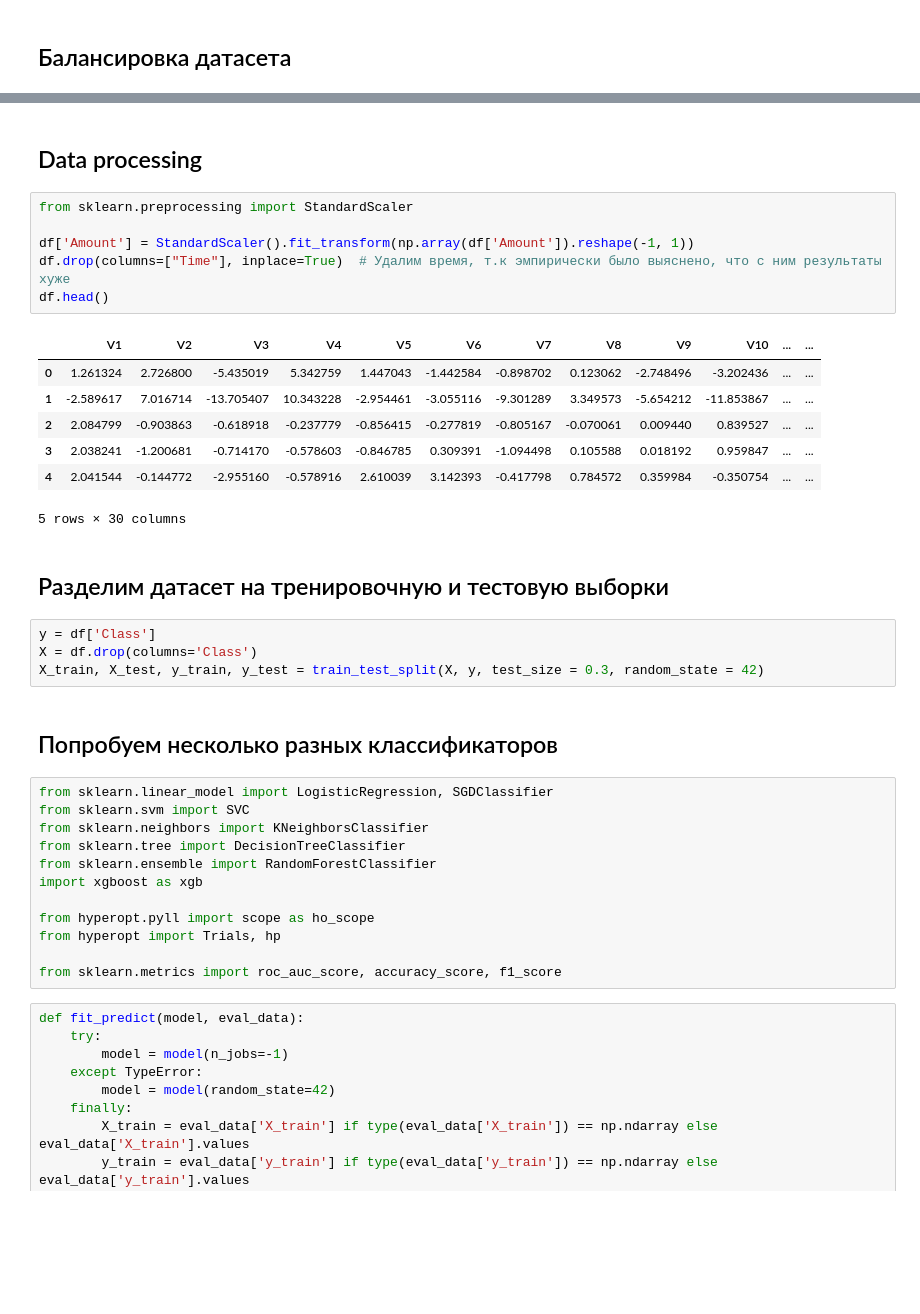
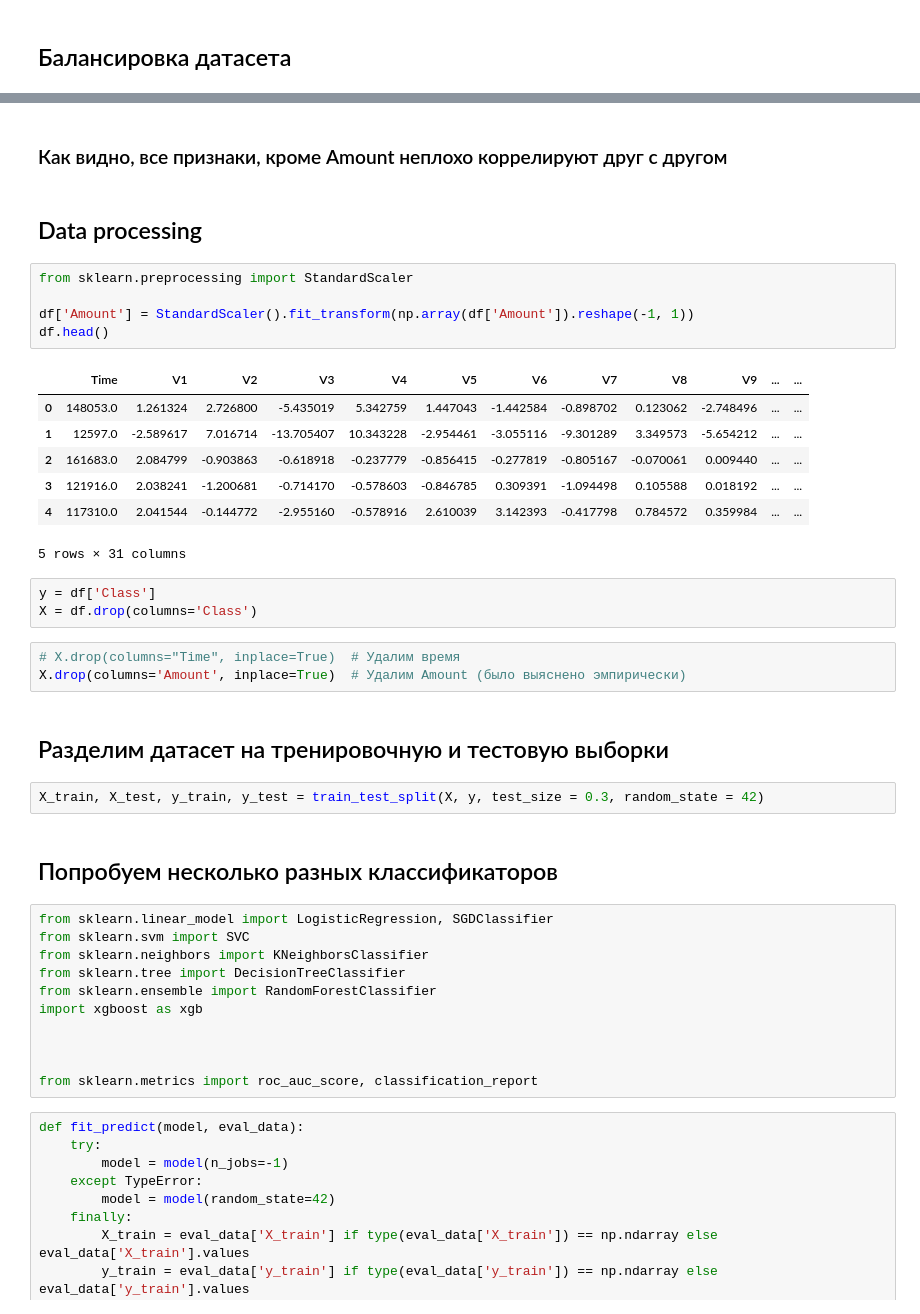
Before and after one commit to Ekzz0/FraudulentTransactionsClassification, a Jupyter notebook: transaction_classification.ipynb, the cells around one changed output, grey strips where cells are left out. Cells and saved outputs as stored; diff of their text form; blank space fills up the shorter version.

```diff
--- a/transaction_classification.ipynb
+++ b/transaction_classification.ipynb
@@ -69,24 +83,29 @@ sns.countplot(df, x='Class' )
+# %% [markdown]
+### Как видно, все признаки, кроме Amount неплохо коррелируют друг с другом
 # %% [markdown]
 ## Data processing
 # %%
 from sklearn.preprocessing import StandardScaler
 
 df['Amount'] = StandardScaler().fit_transform(np.array(df['Amount']).reshape(-1, 1))
-df.drop(columns=["Time"], inplace=True)  # Удалим время, т.к эмпирически было выяснено, что с ним результаты хуже
 df.head()
 # %% [output]
-|  | V1 | V2 | V3 | V4 | V5 | V6 | V7 | V8 | V9 | V10 | ... | ... |
-| 0 | 1.261324 | 2.726800 | -5.435019 | 5.342759 | 1.447043 | -1.442584 | -0.898702 | 0.123062 | -2.748496 | -3.202436 | ... | ... |
-| 1 | -2.589617 | 7.016714 | -13.705407 | 10.343228 | -2.954461 | -3.055116 | -9.301289 | 3.349573 | -5.654212 | -11.853867 | ... | ... |
-| 2 | 2.084799 | -0.903863 | -0.618918 | -0.237779 | -0.856415 | -0.277819 | -0.805167 | -0.070061 | 0.009440 | 0.839527 | ... | ... |
-| 3 | 2.038241 | -1.200681 | -0.714170 | -0.578603 | -0.846785 | 0.309391 | -1.094498 | 0.105588 | 0.018192 | 0.959847 | ... | ... |
-| 4 | 2.041544 | -0.144772 | -2.955160 | -0.578916 | 2.610039 | 3.142393 | -0.417798 | 0.784572 | 0.359984 | -0.350754 | ... | ... |
+|  | Time | V1 | V2 | V3 | V4 | V5 | V6 | V7 | V8 | V9 | ... | ... |
+| 0 | 148053.0 | 1.261324 | 2.726800 | -5.435019 | 5.342759 | 1.447043 | -1.442584 | -0.898702 | 0.123062 | -2.748496 | ... | ... |
+| 1 | 12597.0 | -2.589617 | 7.016714 | -13.705407 | 10.343228 | -2.954461 | -3.055116 | -9.301289 | 3.349573 | -5.654212 | ... | ... |
+| 2 | 161683.0 | 2.084799 | -0.903863 | -0.618918 | -0.237779 | -0.856415 | -0.277819 | -0.805167 | -0.070061 | 0.009440 | ... | ... |
+| 3 | 121916.0 | 2.038241 | -1.200681 | -0.714170 | -0.578603 | -0.846785 | 0.309391 | -1.094498 | 0.105588 | 0.018192 | ... | ... |
+| 4 | 117310.0 | 2.041544 | -0.144772 | -2.955160 | -0.578916 | 2.610039 | 3.142393 | -0.417798 | 0.784572 | 0.359984 | ... | ... |
-5 rows × 30 columns
+5 rows × 31 columns
+# %%
+y = df['Class']
+X = df.drop(columns='Class')
+# %%
+# X.drop(columns="Time", inplace=True)  # Удалим время
+X.drop(columns='Amount', inplace=True)  # Удалим Amount (было выяснено эмпирически)
 # %% [markdown]
 ## Разделим датасет на тренировочную и тестовую выборки
 # %%
-y = df['Class']
-X = df.drop(columns='Class')
 X_train, X_test, y_train, y_test = train_test_split(X, y, test_size = 0.3, random_state = 42)
 # %% [markdown]
 ## Попробуем несколько разных классификаторов
@@ -98,10 +117,9 @@ from sklearn.tree import DecisionTreeClassifier
 from sklearn.ensemble import RandomForestClassifier
 import xgboost as xgb
 
-from hyperopt.pyll import scope as ho_scope
-from hyperopt import Trials, hp
 
-from sklearn.metrics import roc_auc_score, accuracy_score, f1_score
+
+from sklearn.metrics import roc_auc_score, classification_report
 # %%
 def fit_predict(model, eval_data):
     try:
```
Also changed, not shown: parts of 26 cells of this notebook, 4 other files.
